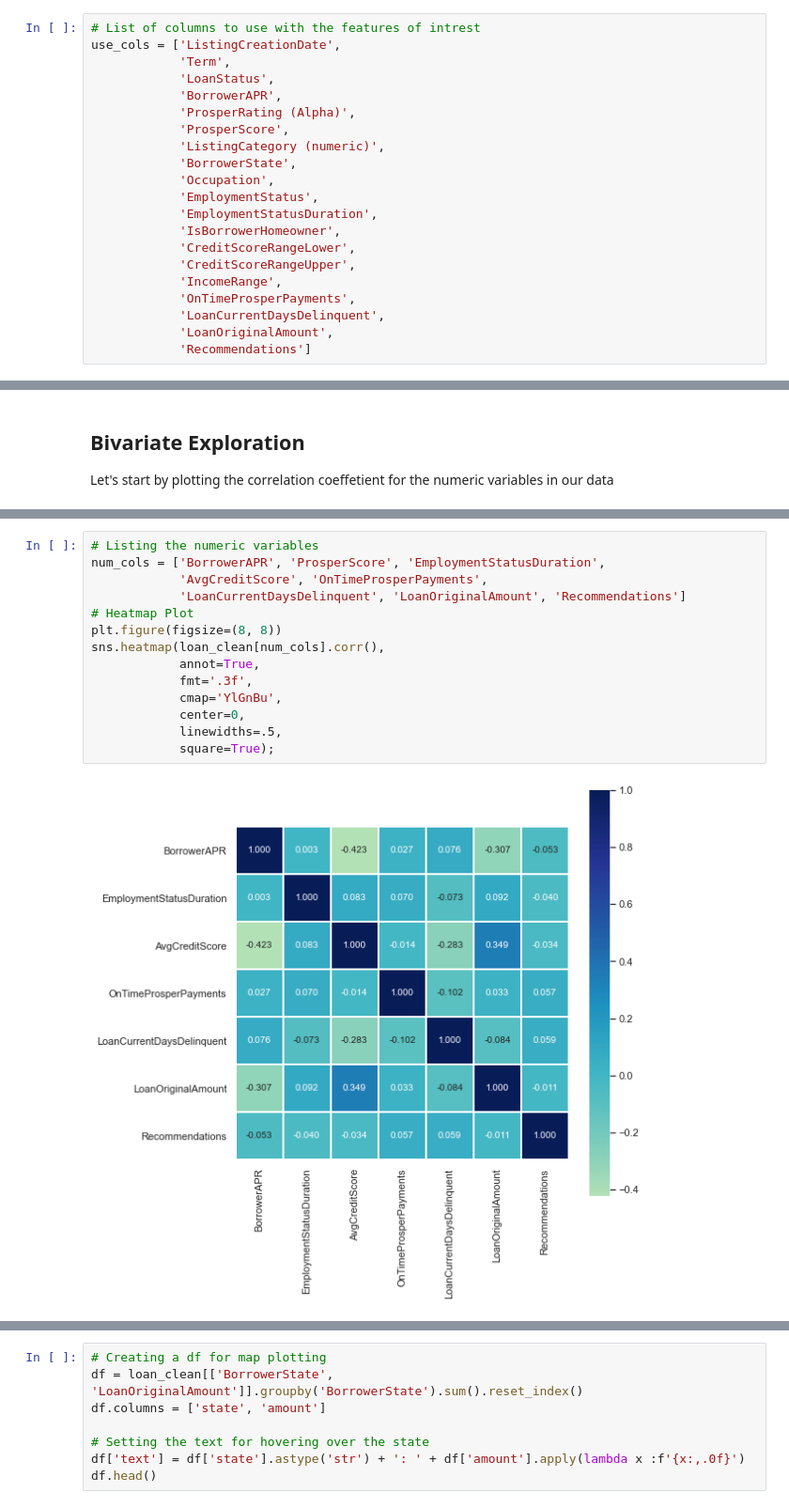
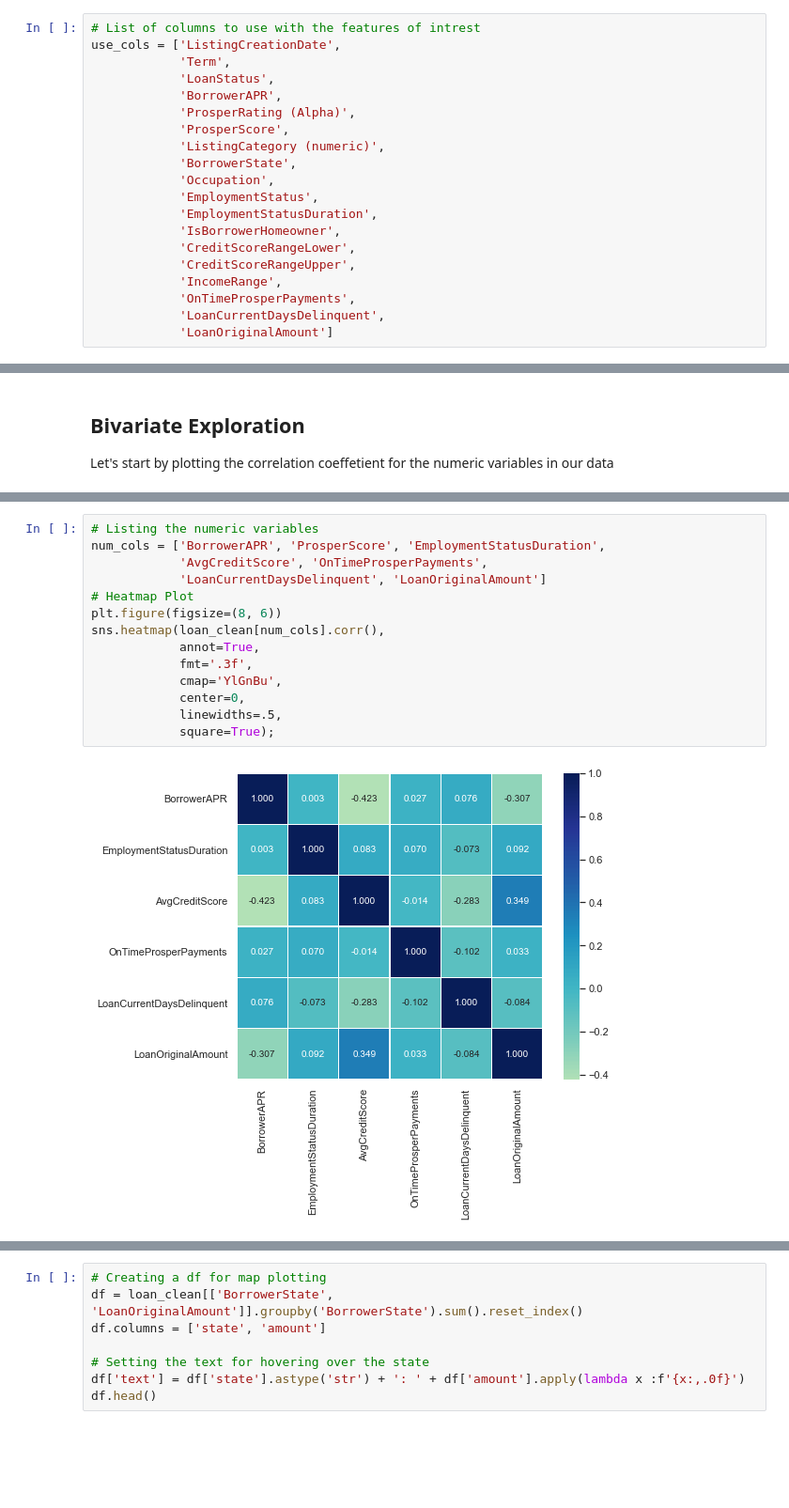
Before and after one commit to ahmed-gharib89/Communicate-Data-Findings, a Jupyter notebook: prosper_loan_exploration.ipynb, the cells around one changed output, grey strips where cells are left out. Shown at 94% size. Saved outputs shown, nothing was run; the diff lists cells and outputs as text; blank space fills up the shorter version.

```diff
--- a/prosper_loan_exploration.ipynb
+++ b/prosper_loan_exploration.ipynb
@@ -319,8 +318,7 @@ use_cols = ['ListingCreationDate',
             'IncomeRange',
             'OnTimeProsperPayments',
             'LoanCurrentDaysDelinquent',
-            'LoanOriginalAmount',
-            'Recommendations']
+            'LoanOriginalAmount']
 # %%
 # Copy of the data frame to clean it
 loan_clean = loan.copy()
@@ -713,16 +709,16 @@ Let's start by plotting the correlation coeffetient for the numeric variables in
 # %%
 # Listing the numeric variables
 num_cols = ['BorrowerAPR', 'ProsperScore', 'EmploymentStatusDuration',
             'AvgCreditScore', 'OnTimeProsperPayments',
-            'LoanCurrentDaysDelinquent', 'LoanOriginalAmount', 'Recommendations']
+            'LoanCurrentDaysDelinquent', 'LoanOriginalAmount']
 # Heatmap Plot
-plt.figure(figsize=(8, 8))
+plt.figure(figsize=(8, 6))
 sns.heatmap(loan_clean[num_cols].corr(),
             annot=True,
             fmt='.3f',
             cmap='YlGnBu',
             center=0,
             linewidths=.5,
             square=True);
 # %% [output]
-[figure, old version]
+[figure, new version]
```
Also changed, not shown: parts of 9 cells of this notebook.
